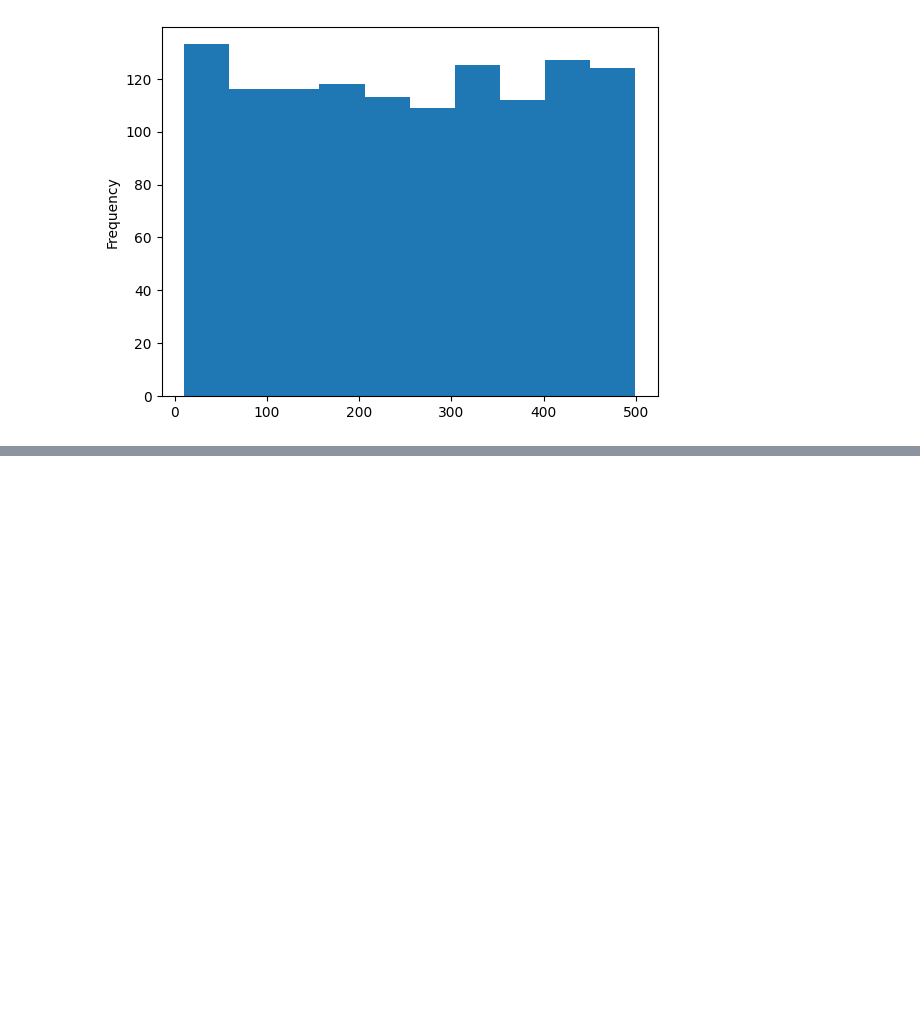
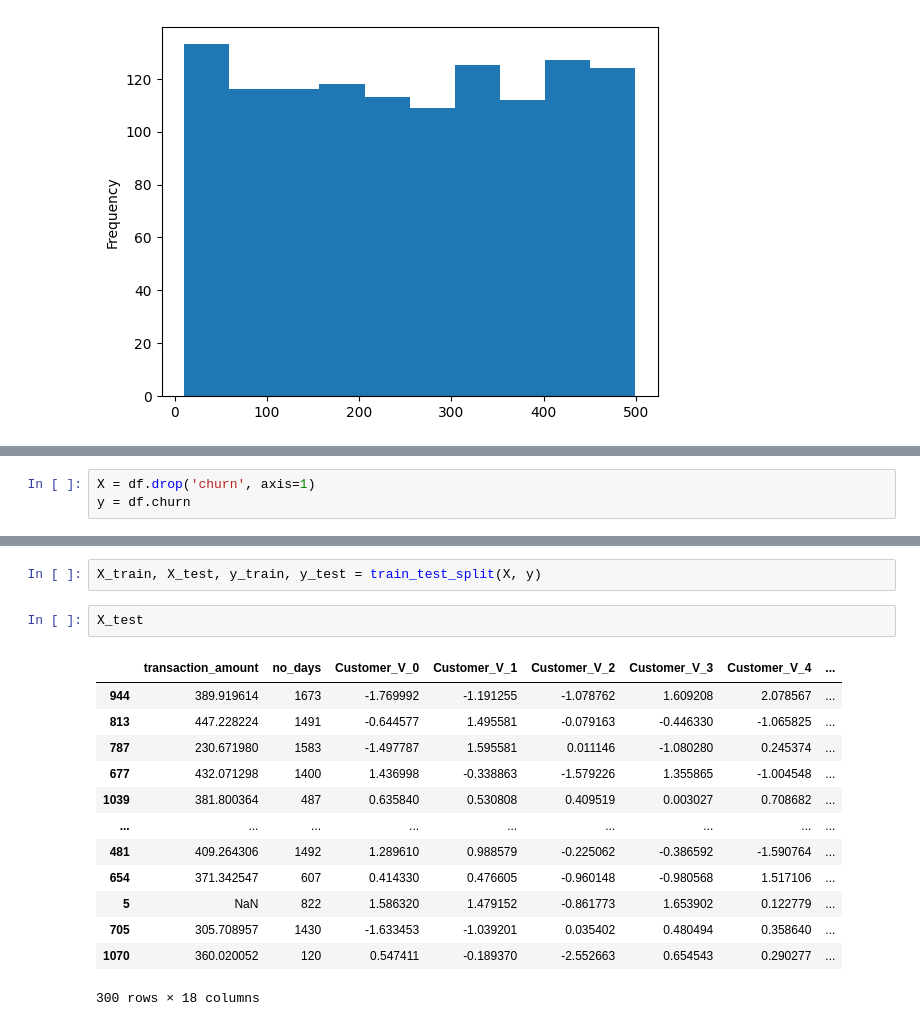
Before and after one commit to alex-m-parvu/Atidot, a Jupyter notebook: Experiments.ipynb, the cells around one changed output, grey strips where cells are left out. Drawn from its saved outputs; the diff is of its cells as text; blank space fills up the shorter version.

```diff
--- a/Experiments.ipynb
+++ b/Experiments.ipynb
@@ -215,0 +228,3 @@ df.transaction_amount.plot.hist()
+# %%
+X = df.drop('churn', axis=1)
+y = df.churn
@@ -215,0 +239,18 @@ df.transaction_amount.plot.hist()
+# %%
+X_train, X_test, y_train, y_test = train_test_split(X, y)
+# %%
+X_test
+# %% [output]
+|  | transaction_amount | no_days | Customer_V_0 | Customer_V_1 | Customer_V_2 | Customer_V_3 | Customer_V_4 | ... |
+| 944 | 389.919614 | 1673 | -1.769992 | -1.191255 | -1.078762 | 1.609208 | 2.078567 | ... |
+| 813 | 447.228224 | 1491 | -0.644577 | 1.495581 | -0.079163 | -0.446330 | -1.065825 | ... |
+| 787 | 230.671980 | 1583 | -1.497787 | 1.595581 | 0.011146 | -1.080280 | 0.245374 | ... |
+| 677 | 432.071298 | 1400 | 1.436998 | -0.338863 | -1.579226 | 1.355865 | -1.004548 | ... |
+| 1039 | 381.800364 | 487 | 0.635840 | 0.530808 | 0.409519 | 0.003027 | 0.708682 | ... |
+| ... | ... | ... | ... | ... | ... | ... | ... | ... |
+| 481 | 409.264306 | 1492 | 1.289610 | 0.988579 | -0.225062 | -0.386592 | -1.590764 | ... |
+| 654 | 371.342547 | 607 | 0.414330 | 0.476605 | -0.960148 | -0.980568 | 1.517106 | ... |
+| 5 | NaN | 822 | 1.586320 | 1.479152 | -0.861773 | 1.653902 | 0.122779 | ... |
+| 705 | 305.708957 | 1430 | -1.633453 | -1.039201 | 0.035402 | 0.480494 | 0.358640 | ... |
+| 1070 | 360.020052 | 120 | 0.547411 | -0.189370 | -2.552663 | 0.654543 | 0.290277 | ... |
+300 rows × 18 columns
```
Also changed, not shown: parts of 19 cells of this notebook, 5 other files.
